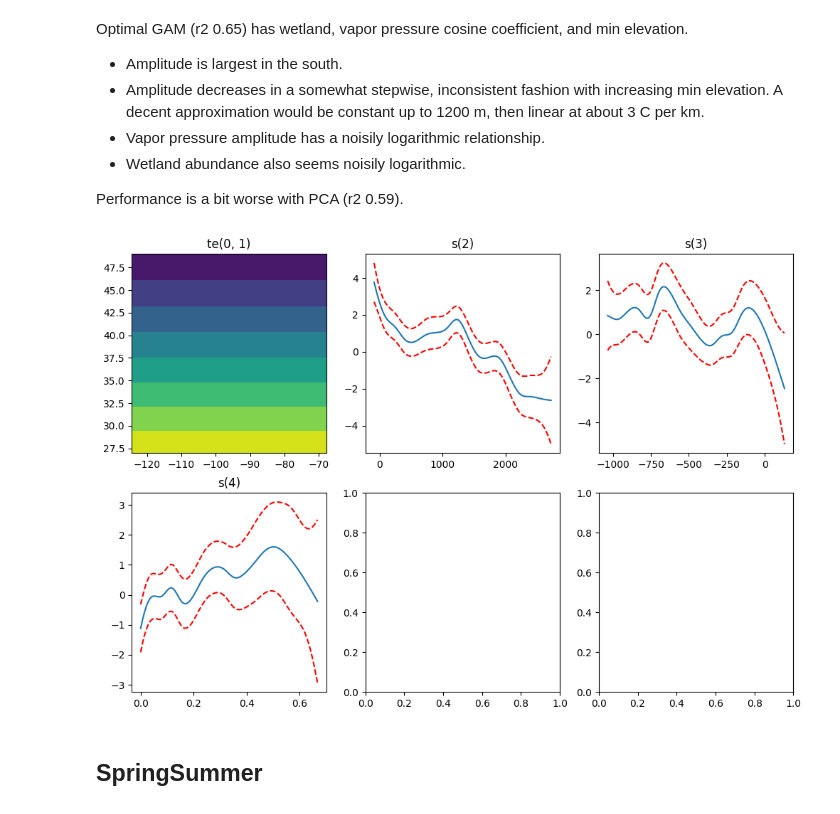
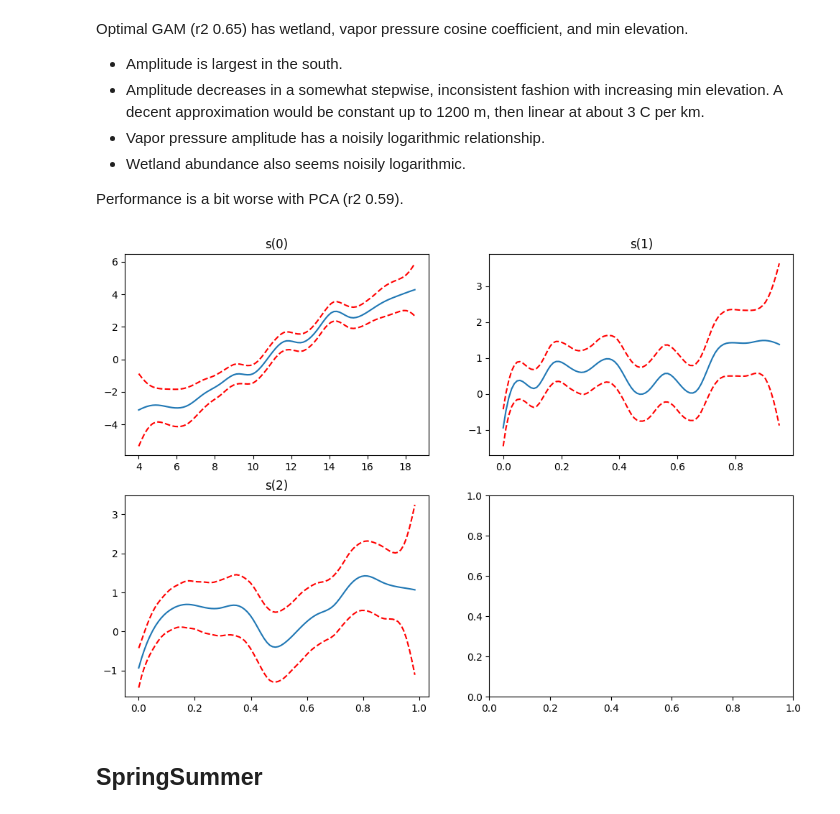
Before and after one commit to mines-ciroh/TempEst-NEWT, a Jupyter notebook: coefficient_est.ipynb, the cells around one changed output. Drawn from its saved outputs; the diff is of its cells as text; code cells hidden in the pictures.

```diff
--- a/coefficient_est.ipynb
+++ b/coefficient_est.ipynb
@@ -101,8 +102,7 @@ A brief test was run and subsequently deleted to establish that simple sinusoid
 coefs = data.groupby("id").apply(lambda x: (
     pd.concat([
         Watershed.from_data(x).coefs_to_df().drop(columns=["R2", "RMSE"]),
-        statics.fit_simple_daily(x, "tmax", True).\
-        merge(statics.fit_simple_daily(x, "vp", True), how="cross", suffixes=("_tm", "_vp"))
+        statics.fit_simple_daily(x, "tmax", True)
     ], axis=1)
 ) if len(x[["day", "temperature"]].dropna()["day"].unique()) >= 181 else None, include_groups=False)
 coefs.index = coefs.index.get_level_values("id")
@@ -124 +124,4 @@ coefs
 923 rows × 16 columns
+# %%
+coefs["coef_ratio"] = coefs["threshold_coef_min"] / coefs["threshold_coef_max"]
+coefs.describe()
@@ -245,20 +286,22 @@ Index(['id', 'date', 'temperature', 'prcp', 'srad', 'swe', 'tmax', 'tmin',
        'elev_min', 'elev_std', 'slope', 'asp', 'lat', 'lon'],
       dtype='object')
 # %%
-predictors = data.groupby("id")[["prcp", "srad", "water", "developed", "barren", "forest", "shrubland", "herbaceous", "cultivated", "wetland", "ice_snow", "area", "elev", "elev_min", "elev_std", "lat", "lon"]].mean()
+predictors = data.groupby("id", as_index=False)[["prcp", "srad", "water", "developed", "barren", "forest", "shrubland", "herbaceous", "cultivated", "wetland", "ice_snow", "area", "elev", "elev_min", "elev_std", "lat", "lon"]].mean().merge(
+    data.groupby("id", as_index=False)[["prcp", "srad", "vp"]].std(),
+    on="id", suffixes=["", "_sd"])
 pmonthlies = data.assign(month = lambda x: x["date"].dt.month).groupby(["id", "month"])[["prcp", "srad", "tmax", "vp"]].mean().unstack(1)
 pmonthlies.columns = [f"{x[0]}_{x[1]}" for x in pmonthlies.columns]
-pds = coefs.merge(predictors, on="id").dropna().\
-    assign(tamp = lambda x: np.sqrt(x["ksin_tm"]**2 + x["kcos_tm"]**2),
-           hamp = lambda x: np.sqrt(x["ksin_vp"]**2 + x["kcos_vp"]**2))
-pds["atmax"] = pds["intercept_tm"] + pds["tamp"]
-pds["atmin"] = pds["intercept_tm"] - pds["tamp"]
-pds["vpmax"] = pds["intercept_vp"] + pds["hamp"]
-pds["vpmin"] = pds["intercept_vp"] - pds["hamp"]
-Xpd = pds.iloc[:, 10:]
+pds = coefs.drop(columns=["at_coef", "threshold_act_min", "coef_ratio"]).merge(predictors, on="id").dropna().\
+    assign(tamp = lambda x: np.sqrt(x["ksin"]**2 + x["kcos"]**2))
+pds["atmax"] = pds["intercept"] + pds["tamp"]
+pds["atmin"] = pds["intercept"] - pds["tamp"]
+pds = pds[pds["Intercept"] > 0]  # filter one erroneous site
+# pds["vpmax"] = pds["intercept_vp"] + pds["hamp"]
+# pds["vpmin"] = pds["intercept_vp"] - pds["hamp"]
+Xpd = pds.iloc[:, 12:]
 cols = Xpd.columns
 Xall = Xpd.to_numpy()
 Xmo = pds.merge(pmonthlies, on="id").dropna()
-Xpdmo = Xmo.loc[:, 'intercept_tm':]
+Xpdmo = Xmo.loc[:, 'intercept':]
 # %%
 # Reference linear model
@@ -570,3 +485,4 @@ IndexError: tuple index out of range
 # %%
-gam_amp = runit(xpca, Xmo["Amplitude"].to_numpy())
+gam_amp = LinearGAM(s(0) + s(1) + s(2)).fit(pds[["tamp", "cultivated", "developed"]], pds["Amplitude"])
+gam_amp.summary()
 # %% [output]
@@ -588,9 +519,9 @@ Optimal GAM (r2 0.65) has wetland, vapor pressure cosine coefficient, and min el
 
 Performance is a bit worse with PCA (r2 0.59).
 # %%
-pdps(gam_amp)
+pdps(gam_amp, False)
 # %% [output]
-[figure, old version]
+[figure, new version]
 # %% [markdown]
 ## SpringSummer
 # %%
```
Also changed, not shown: parts of 39 cells of this notebook, 3 other files.
